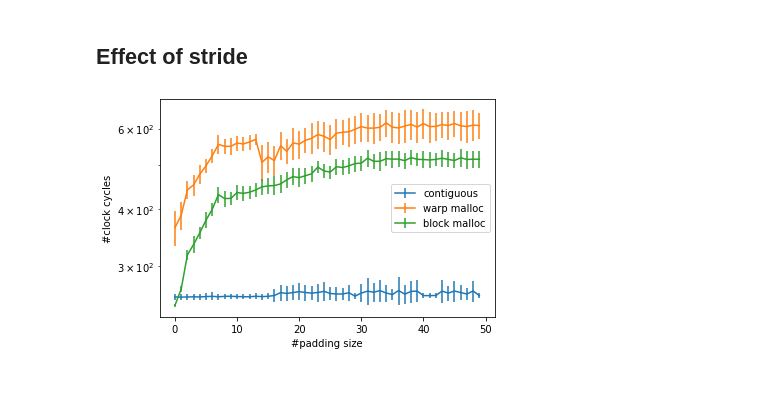
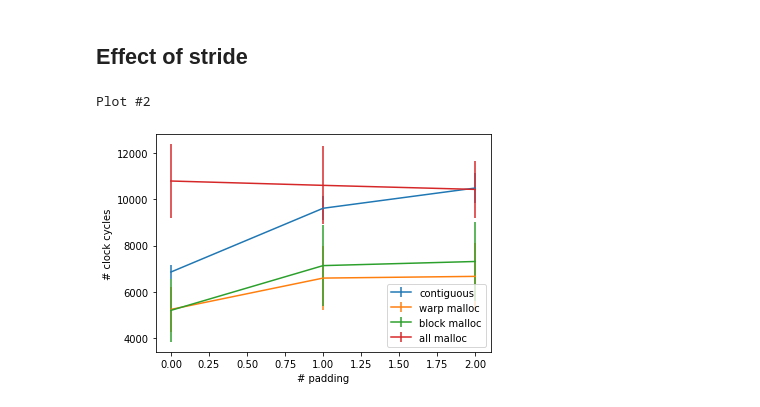
Before and after one commit to maerhart/dphpc-project, a Jupyter notebook: strided_benchmarks/plot_strided_benchmarks.ipynb, the cells around one changed output. Cells and saved outputs as stored; diff of their text form; code cells hidden in the pictures.

```diff
--- a/strided_benchmarks/plot_strided_benchmarks.ipynb
+++ b/strided_benchmarks/plot_strided_benchmarks.ipynb
@@ -75,29 +126,14 @@ len(list(zip(*results)))
 # %% [markdown]
 ## Effect of stride
-# %%
-results = []
-padding = list(range(50))
-
-n_blocks = 2
-n_threads_per_block = 1024
-n_floats = 1
-
-for n_padding in tqdm(padding):
-    results.append(get_mean_std(n_blocks=n_blocks, n_threads_per_block=n_threads_per_block, n_floats=n_floats, n_padding=n_padding))
-
-
-means_contig, stds_contig, means_warp_malloc, stds_warp_malloc, means_block_malloc, stds_block_malloc, means_all_malloc, stds_all_malloc = zip(*results)
-
-
-plt.errorbar(padding, means_contig, stds_contig, label="contiguous")
-plt.errorbar(padding, means_warp_malloc, stds_warp_malloc, label="warp malloc")
-plt.errorbar(padding, means_block_malloc, stds_block_malloc, label="block malloc")
-
-plt.legend()
-
-plt.yscale("log")
-plt.xlabel("#padding size")
-plt.ylabel("#clock cycles")
-plt.show()
-# %% [output]
-[figure, removed]
+# %%
+plot_runtime_by_param(
+    param_name="n_padding",
+    param_values=list(range(3)),
+    n_floats=4,
+    n_blocks=32,
+    n_threads_per_block=1024,
+    cache_warmup=1
+)
+# %% [output]
+Plot #2
+[figure, added]
```
Also changed, not shown: parts of 10 cells of this notebook.
